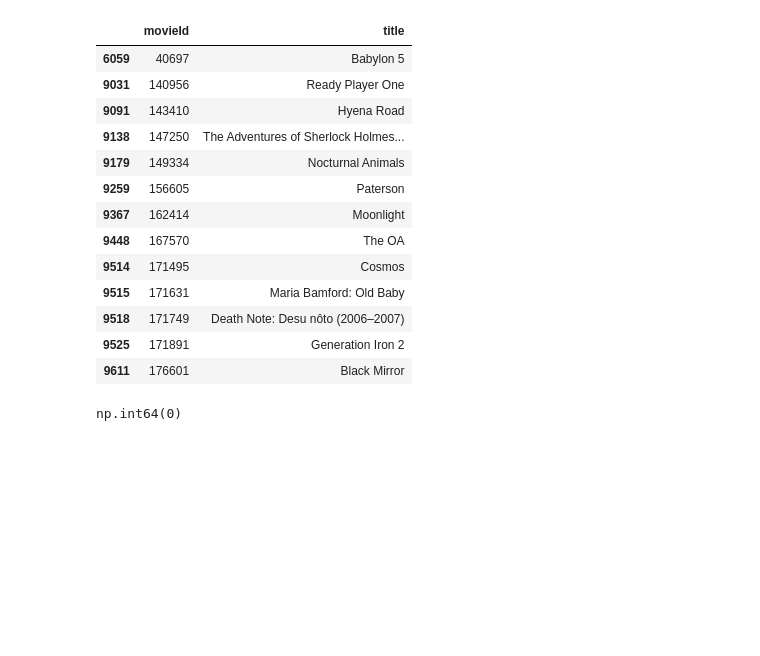
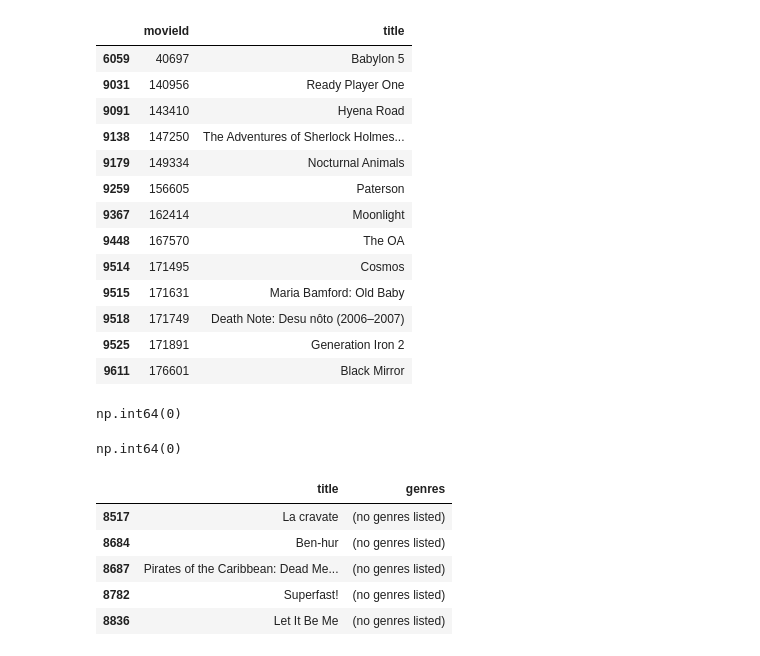
Before and after one commit to delucchibeatrice-lgtm/streamlit, a Jupyter notebook: movies.ipynb, the cells around one changed output. Drawn from its saved outputs; the diff is of its cells as text; code cells hidden in the pictures; blank space fills up the shorter version.

```diff
--- a/movies.ipynb
+++ b/movies.ipynb
@@ -137,3 +137,16 @@ np.int64(0)
 df['year'] = df['year'].astype(int)
 # %%
 df.to_csv("movies_cleaned.csv", index=False)
+# %%
+df['genres'].isnull().sum()
+# %% [output]
+np.int64(0)
+# %%
+df[df['genres'] == '(no genres listed)'][['title', 'genres']].head()
+# %% [output]
+|  | title | genres |
+| 8517 | La cravate | (no genres listed) |
+| 8684 | Ben-hur | (no genres listed) |
+| 8687 | Pirates of the Caribbean: Dead Me... | (no genres listed) |
+| 8782 | Superfast! | (no genres listed) |
+| 8836 | Let It Be Me | (no genres listed) |
```
Also changed, not shown: parts of 10 cells of this notebook.
